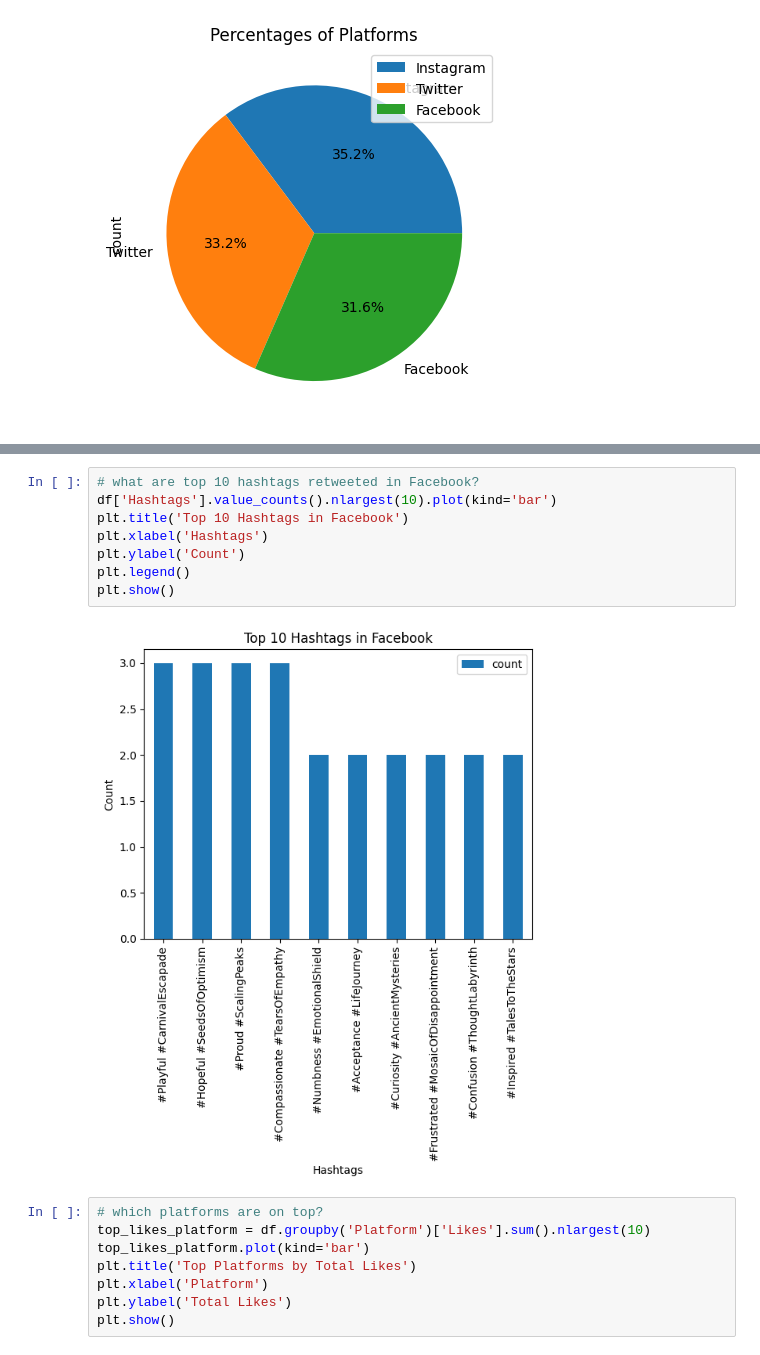
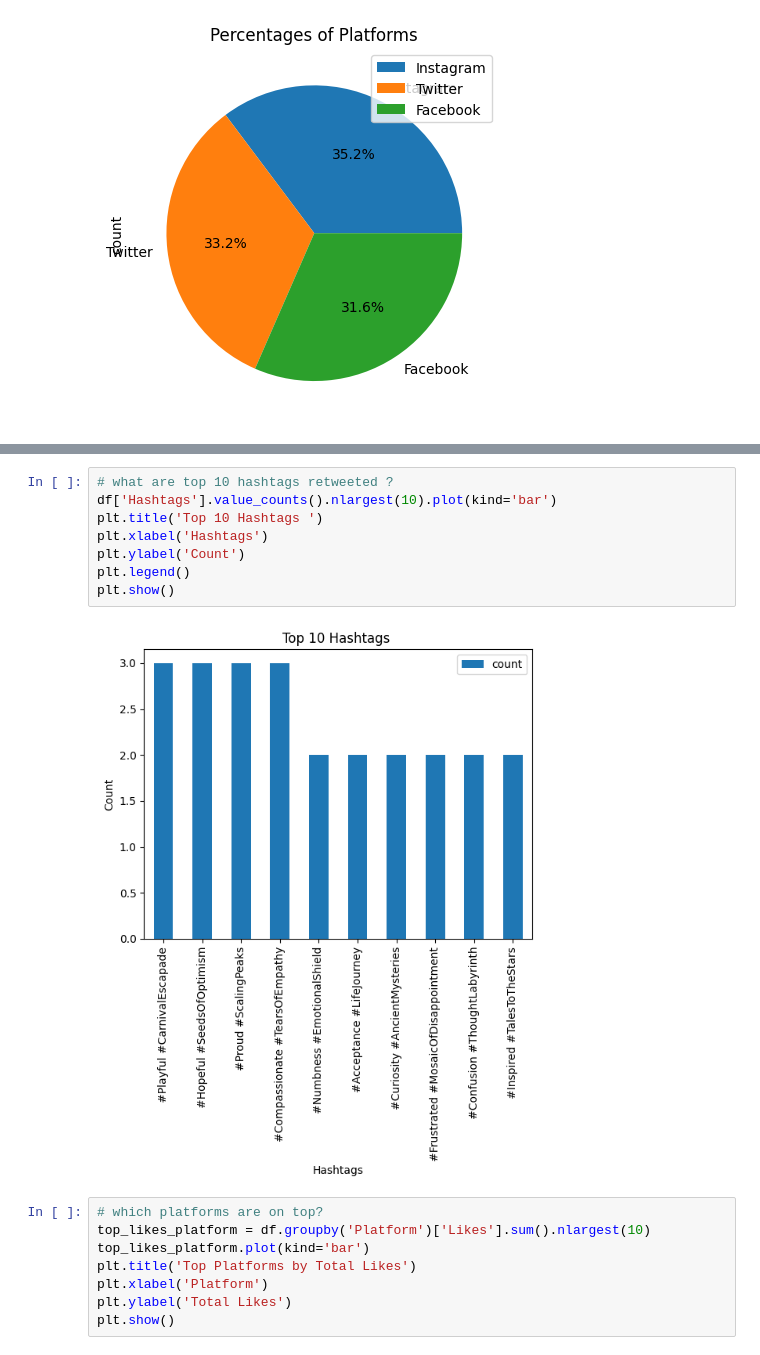
Before and after one commit to zizo155/sentimental-analysis, a Jupyter notebook: sentimental_analysis.ipynb, the cells around one changed output, grey strips where cells are left out. Drawn from its saved outputs; the diff is of its cells as text.

```diff
--- a/sentimental_analysis.ipynb
+++ b/sentimental_analysis.ipynb
@@ -195,13 +203,13 @@ plt.show()
 # %%
-# what are top 10 hashtags retweeted in Facebook?
+# what are top 10 hashtags retweeted ?
 df['Hashtags'].value_counts().nlargest(10).plot(kind='bar')
-plt.title('Top 10 Hashtags in Facebook')
+plt.title('Top 10 Hashtags ')
 plt.xlabel('Hashtags')
 plt.ylabel('Count')
 plt.legend()
 plt.show()
 # %% [output]
-[figure, old version]
+[figure, new version]
 # %%
 # which platforms are on top?
 top_likes_platform = df.groupby('Platform')['Likes'].sum().nlargest(10)
```
Also changed, not shown: parts of 1 cell of this notebook.
